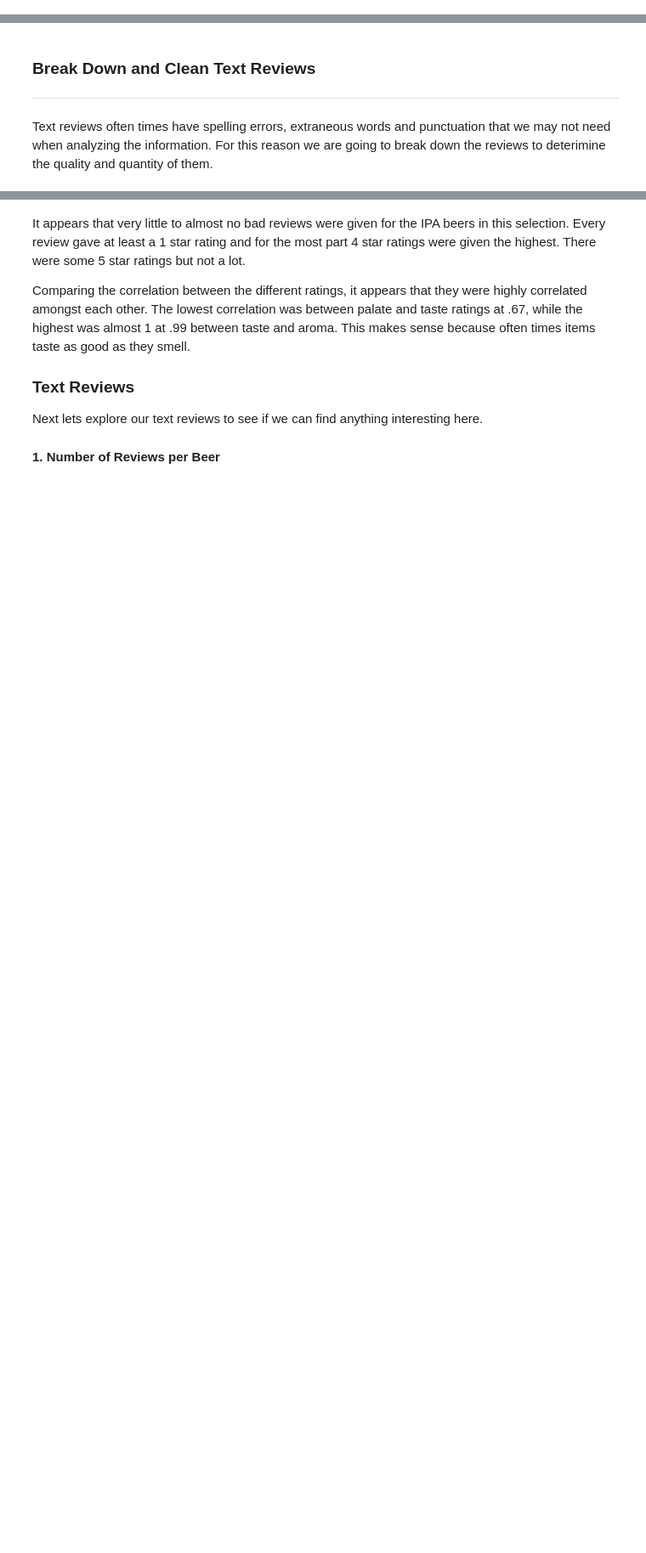
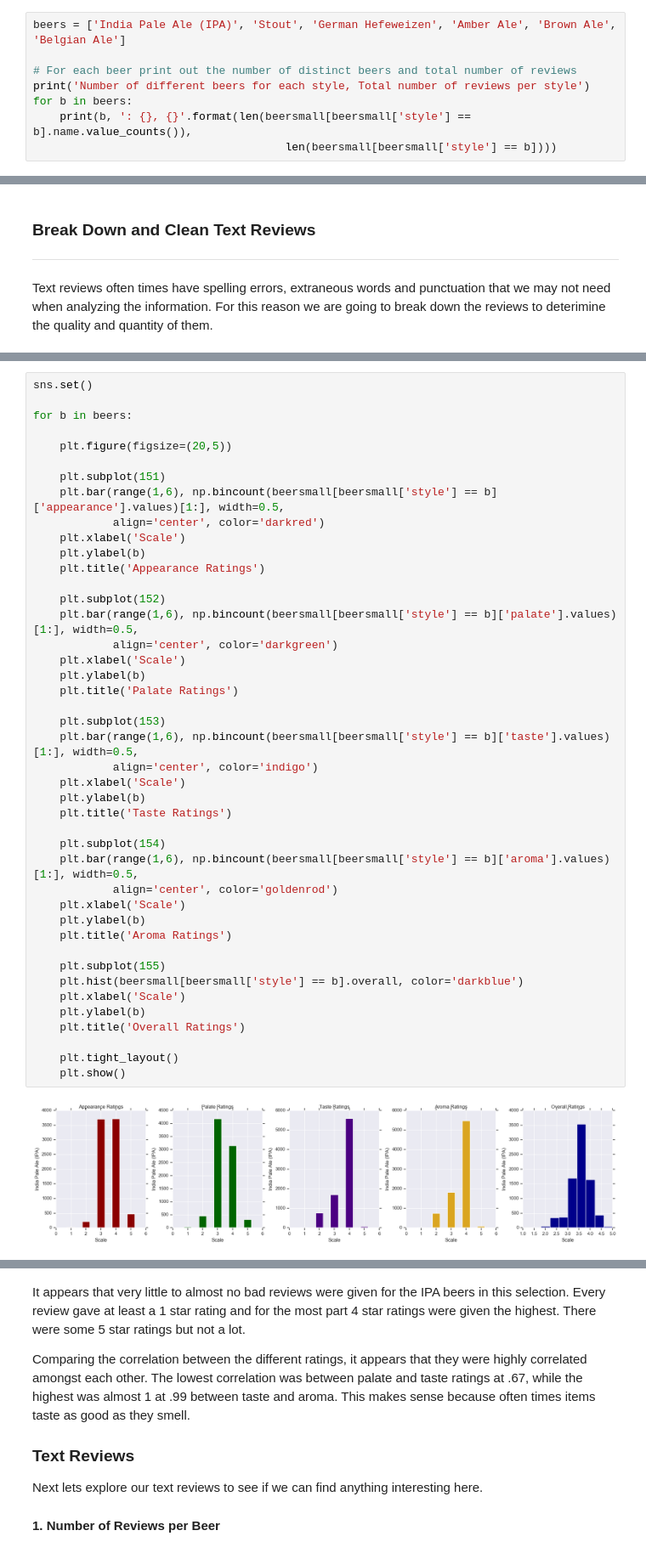
Before and after one commit to sdesaidata/Springboard, a Jupyter notebook: Capstone_Project_I/BeerEDA.ipynb, the cells around one changed output, grey strips where cells are left out. Shown at 85% size. Drawn from its saved outputs; the diff is of its cells as text; blank space fills up the shorter version.

```diff
--- a/Capstone_Project_I/BeerEDA.ipynb
+++ b/Capstone_Project_I/BeerEDA.ipynb
@@ -148,0 +168,8 @@ beersmall.name = replacename(beersmall.name)
+# %%
+beers = ['India Pale Ale (IPA)', 'Stout', 'German Hefeweizen', 'Amber Ale', 'Brown Ale', 'Belgian Ale']
+
+# For each beer print out the number of distinct beers and total number of reviews
+print('Number of different beers for each style, Total number of reviews per style')
+for b in beers:
+    print(b, ': {}, {}'.format(len(beersmall[beersmall['style'] == b].name.value_counts()),
+                                      len(beersmall[beersmall['style'] == b])))
@@ -314,0 +329,45 @@ Name: overall, dtype: int64
+# %%
+sns.set()
+
+for b in beers:
+
+    plt.figure(figsize=(20,5))
+
+    plt.subplot(151)
+    plt.bar(range(1,6), np.bincount(beersmall[beersmall['style'] == b]['appearance'].values)[1:], width=0.5,
+            align='center', color='darkred')
+    plt.xlabel('Scale')
+    plt.ylabel(b)
+    plt.title('Appearance Ratings')
+
+    plt.subplot(152)
+    plt.bar(range(1,6), np.bincount(beersmall[beersmall['style'] == b]['palate'].values)[1:], width=0.5,
+            align='center', color='darkgreen')
+    plt.xlabel('Scale')
+    plt.ylabel(b)
+    plt.title('Palate Ratings')
+
+    plt.subplot(153)
+    plt.bar(range(1,6), np.bincount(beersmall[beersmall['style'] == b]['taste'].values)[1:], width=0.5,
+            align='center', color='indigo')
+    plt.xlabel('Scale')
+    plt.ylabel(b)
+    plt.title('Taste Ratings')
+
+    plt.subplot(154)
+    plt.bar(range(1,6), np.bincount(beersmall[beersmall['style'] == b]['aroma'].values)[1:], width=0.5,
+            align='center', color='goldenrod')
+    plt.xlabel('Scale')
+    plt.ylabel(b)
+    plt.title('Aroma Ratings')
+
+    plt.subplot(155)
+    plt.hist(beersmall[beersmall['style'] == b].overall, color='darkblue')
+    plt.xlabel('Scale')
+    plt.ylabel(b)
+    plt.title('Overall Ratings')
+
+    plt.tight_layout()
+    plt.show()
+# %% [output]
+[figure, added]
```
Also changed, not shown: parts of 56 cells of this notebook.
